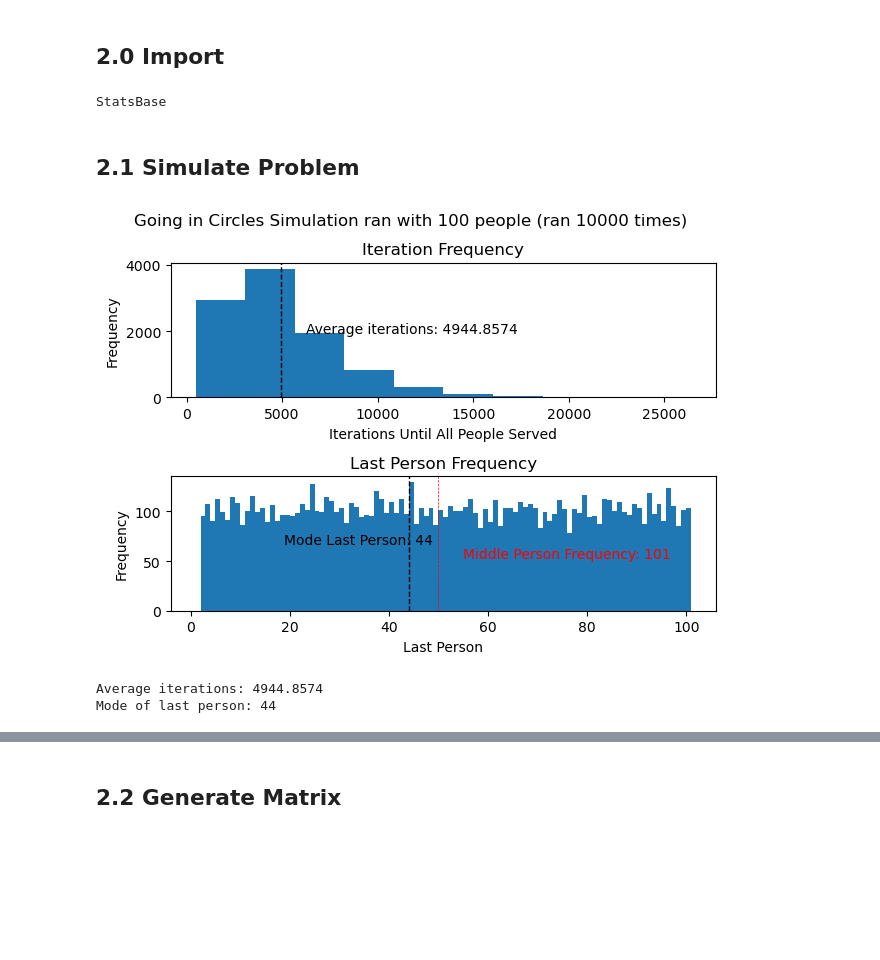
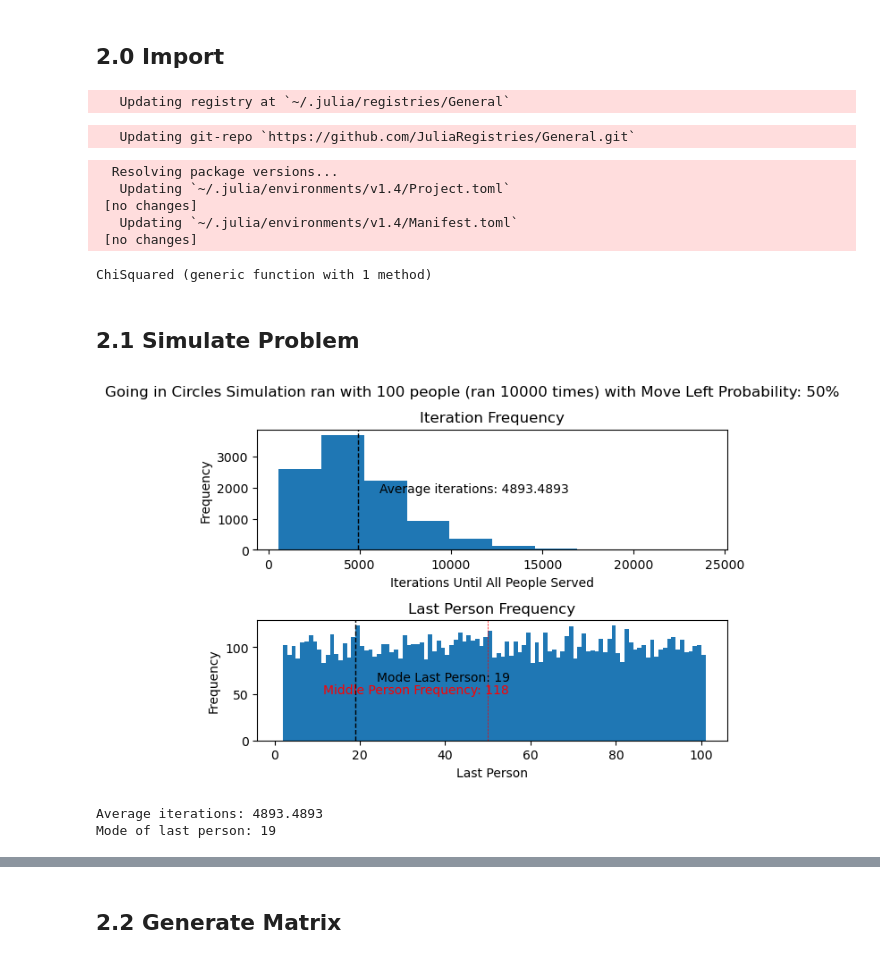
Before and after one commit to GatlenCulp/Going-in-Circles, a Jupyter notebook: GoingInCircles.ipynb, the cells around one changed output, grey strips where cells are left out. Saved outputs shown, nothing was run; the diff lists cells and outputs as text; code cells hidden in the pictures; blank space fills up the shorter version.

```diff
--- a/GoingInCircles.ipynb
+++ b/GoingInCircles.ipynb
@@ -58,35 +58,55 @@ import PyPlot
 plt = PyPlot
 import StatsBase
 sb = StatsBase
+using Pkg
+Pkg.add("Distributions")
+using Distributions
 # %% [output]
-StatsBase
+   Updating registry at `~/.julia/registries/General`
+   Updating git-repo `https://github.com/JuliaRegistries/General.git`
+  Resolving package versions...
+   Updating `~/.julia/environments/v1.4/Project.toml`
+ [no changes]
+   Updating `~/.julia/environments/v1.4/Manifest.toml`
+ [no changes]
+# %%
+function ChiSquared(freqList, expected)
+    value = 0
+    for i in 1:length(freqList)
+        value += ((freqList[1]-expected)^2)/expected
+    end
+    X=Chisq(length(freqList)-1)
+    return (cdf.(X,value))
+end
+# %% [output]
+ChiSquared (generic function with 1 method)
 # %% [markdown]
 ## 2.1 Simulate Problem
 # %%
 people = 100 # Number of people being served
 simulation_iterations = 10000
+prob = 50
 # left_prob = 1/2 # Probability of waiter moving left
 # right_prob = 1/2 # Probability of waiter moving right
 
 # Run until all people are served
-function serverSimulation(people)
+function serverSimulation(people, prob)
     people_served = [false for _ in 1:people] # List of whether the person has been served
     person = 1 # Person the waiter is currently with
     iterations = 0
     people_served[person] = true
-    random = 0
     while !(all(people_served))
         # Serve current person
         # Determine direction
-        random = rand(1:2)
-        if(random == 1)
+        random = rand()
+        if(random < (prob/100))
             # Move left, looping around if needed
             if person == 1
                 person = people
             else
                 person -= 1
             end
-        elseif(random == 2)
+        else
             # Move right, looping around if needed
             if person == people
                 person = 1
@@ -102,11 +122,11 @@ function serverSimulation(people)
     return Dict("iterations"=>iterations, "last_person"=>person)
 end
 
-results = [serverSimulation(people) for _ in 1:simulation_iterations]
+results = [serverSimulation(people, prob) for _ in 1:simulation_iterations]
 iteration_results = [result["iterations"] for result in results]
 last_person_results = [result["last_person"] for result in results]
 # Start figure
-title = string("Going in Circles Simulation ran with ", people, " people (ran ", simulation_iterations, " times)")
+title = string("Going in Circles Simulation ran with ", people, " people (ran ", simulation_iterations, " times) with Move Left Probability: ", prob, "%")
 plt.suptitle(title)
 
 #Last person Frequency List
@@ -126,41 +146,41 @@ plt.title("Iteration Frequency")
 # Add average iteration information
 average_iterations = sum(iteration_results) / length(iteration_results)
 plt.axvline(average_iterations, color="black", linestyle="dashed", linewidth=1)
 plt.annotate( string("Average iterations: ", average_iterations), (average_iterations + maximum(iteration_results)*0.05, maximum(hist_heights) / 2))
 
 # Add last person subplot
 plt.subplot(2, 1, 2)
 # Plot data
 hist_heights, bins, _ = plt.hist(last_person_results, bins=collect(1:people+1))
 # Add labels
 plt.ylabel("Frequency")
 plt.xlabel("Last Person")
 plt.title("Last Person Frequency")
 
 # Add mode (most often occuring value) and Middle Person information
 mode_last_person = sb.mode(last_person_results)
 if(mode_last_person>50)
     # Note the mode
     plt.axvline(mode_last_person, color="black", linestyle="dashed", linewidth=1)
+    plt.annotate(string("Mode Last Person: ", mode_last_person), (mode_last_person + maximum(last_person_results)*0.05, maximum(hist_heights) / 2), verticalalignment="bottom", horizontalalignment="right")
+    # Note the middle person
+    plt.axvline(people/2, color="red", linestyle="dashed", linewidth=0.5)
+    plt.annotate(string("Middle Person Frequency: ", Integer(last_person_freq[Integer(people/2)])), (people/2 + maximum(last_person_results)*0.05, maximum(hist_heights) / 2),verticalalignment="top", horizontalalignment="left", color="red")
+else
+    # Note the mode
+    plt.axvline(mode_last_person, color="black", linestyle="dashed", linewidth=1)
     plt.annotate(string("Mode Last Person: ", mode_last_person), (mode_last_person + maximum(last_person_results)*0.05, maximum(hist_heights) / 2), verticalalignment="bottom", horizontalalignment="left")
     # Note the middle person
     plt.axvline(people/2, color="red", linestyle="dashed", linewidth=0.5)
     plt.annotate(string("Middle Person Frequency: ", Integer(last_person_freq[Integer(people/2)])), (people/2 + maximum(last_person_results)*0.05, maximum(hist_heights) / 2),verticalalignment="top", horizontalalignment="right", color="red")
-else
-    # Note the mode
-    plt.axvline(mode_last_person, color="black", linestyle="dashed", linewidth=1)
-    plt.annotate(string("Mode Last Person: ", mode_last_person), (mode_last_person + maximum(last_person_results)*0.05, maximum(hist_heights) / 2), verticalalignment="bottom", horizontalalignment="right")
-    # Note the middle person
-    plt.axvline(people/2, color="red", linestyle="dashed", linewidth=0.5)
-    plt.annotate(string("Middle Person Frequency: ", Integer(last_person_freq[Integer(people/2)])), (people/2 + maximum(last_person_results)*0.05, maximum(hist_heights) / 2),verticalalignment="top", horizontalalignment="left", color="red")
 end
+
 
 println("Average iterations: ", average_iterations)
 println("Mode of last person: ", mode_last_person)
-
 plt.tight_layout(rect=[0, 0.03, 1, 0.95])
 plt.savefig(title)
 # %% [output]
-[figure, old version]
+[figure, new version]
-Average iterations: 4944.8574
-Mode of last person: 44
+Average iterations: 4893.4893
+Mode of last person: 19
```
Also changed, not shown: parts of 2 cells of this notebook, 17 other files.
